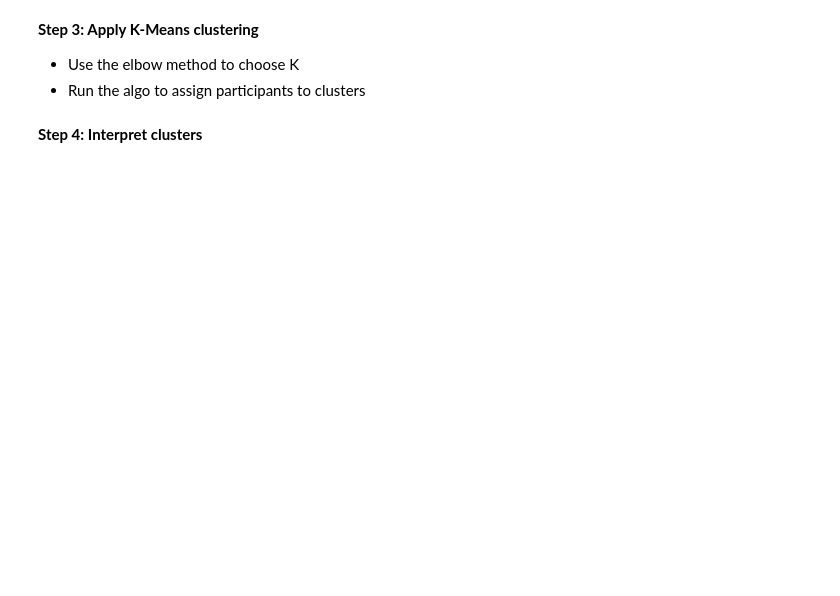
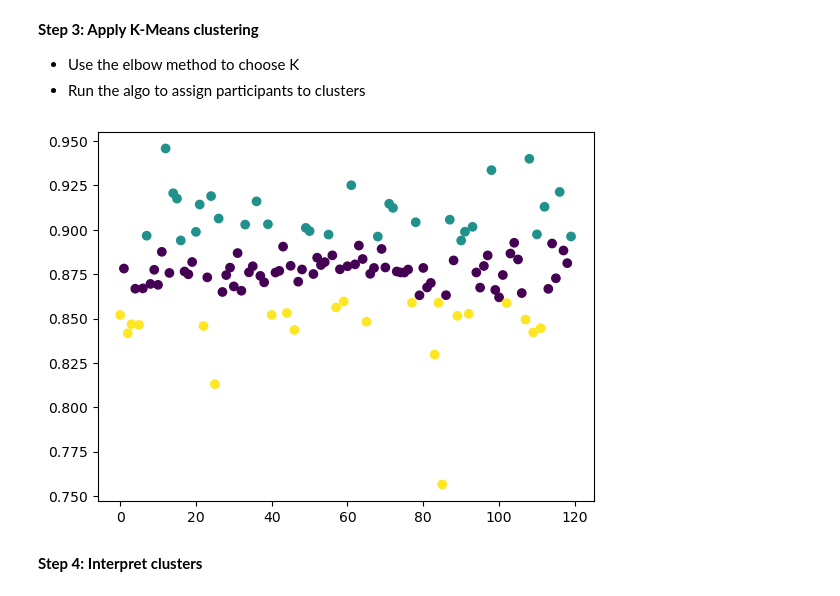
Before and after one commit to CeciliaDurst/HTV_DataManipulations, a Jupyter notebook: kMeansCluster/cluster.ipynb, the cells around one changed output. Saved outputs shown, nothing was run; the diff lists cells and outputs as text; code cells hidden in the pictures; blank space fills up the shorter version.

```diff
--- a/kMeansCluster/cluster.ipynb
+++ b/kMeansCluster/cluster.ipynb
@@ -87,5 +59,14 @@ firstEff
 **Step 3: Apply K-Means clustering**
 * Use the elbow method to choose K
 * Run the algo to assign participants to clusters
+# %%
+kmeans = KMeans(n_clusters=3)
+kmeans.fit(firstEff)
+x = np.arange(firstEff.shape[0])
+
+plt.scatter(x, firstEff, c=kmeans.labels_)
+plt.show()
+# %% [output]
+[figure, added]
 # %% [markdown]
 **Step 4: Interpret clusters**
```
Also changed, not shown: parts of 6 cells of this notebook.
